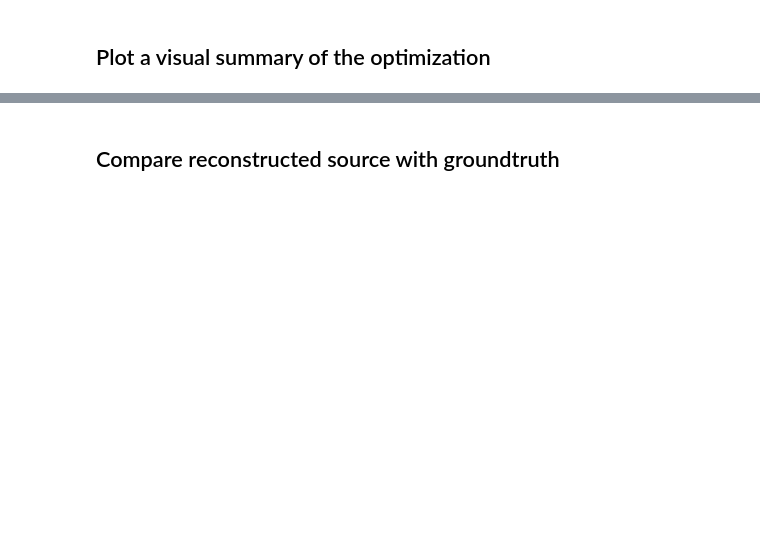
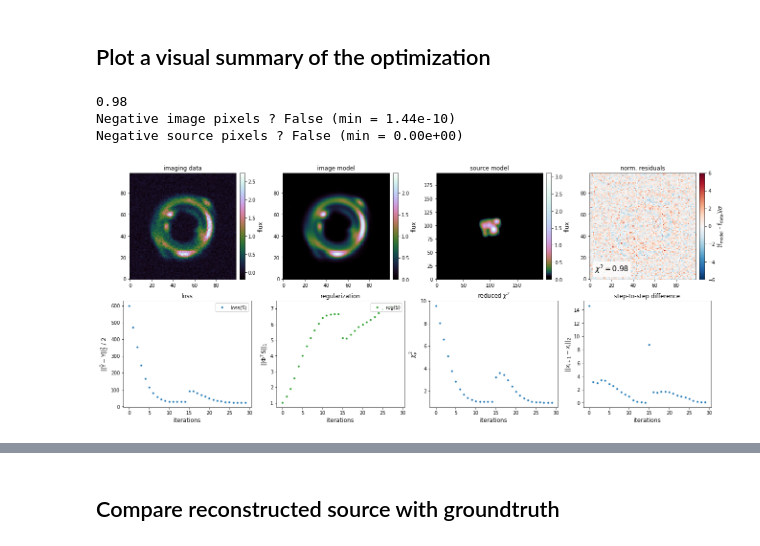
Before and after one commit to aymgal/SLITronomy, a Jupyter notebook: thirdparty/notebooks/03_complex_source_reconstruction.ipynb, the cells around one changed output, grey strips where cells are left out. Cells and saved outputs as stored; diff of their text form; code cells hidden in the pictures; blank space fills up the shorter version.

Commit message:
Update the 03_complex_source_reconstruction notebook

```diff
--- a/thirdparty/notebooks/03_complex_source_reconstruction.ipynb
+++ b/thirdparty/notebooks/03_complex_source_reconstruction.ipynb
@@ -299,13 +303,15 @@ TypeError: function_2d() got an unexpected keyword argument 'n_pix_x'
 # %% [markdown]
 ## Plot a visual summary of the optimization
 # %%
-sparseSolver = imageFit.sparseSolver
-#lensingOperator = imageFit.lensingOperator
-print(sparseSolver.spectral_norm_source)
+pixelSolver = imageFit.PixelSolver
+print(pixelSolver.spectral_norm_source)
 
-fig = sparseSolver.plot_results(res_vmin=-6, res_vmax=6,
-                                cmap_1=log_cmap('cubehelix', 1e-2, 1),
-                                cmap_2='cubehelix')
+fig = pixelSolver.plot_results(vmin_res=-6, vmax_res=6, cmap_source=log_cmap('cubehelix', 0.03, 1))
+# %% [output]
+0.98
+Negative image pixels ? False (min = 1.44e-10)
+Negative source pixels ? False (min = 0.00e+00)
+[figure, added]
 # %%
 print("Updated kwargs :", kwargs_source_sparsefit)
 print(kwargs_source_sparsefit[0]['amp'].shape)
```
Also changed, not shown: parts of 8 cells of this notebook.
